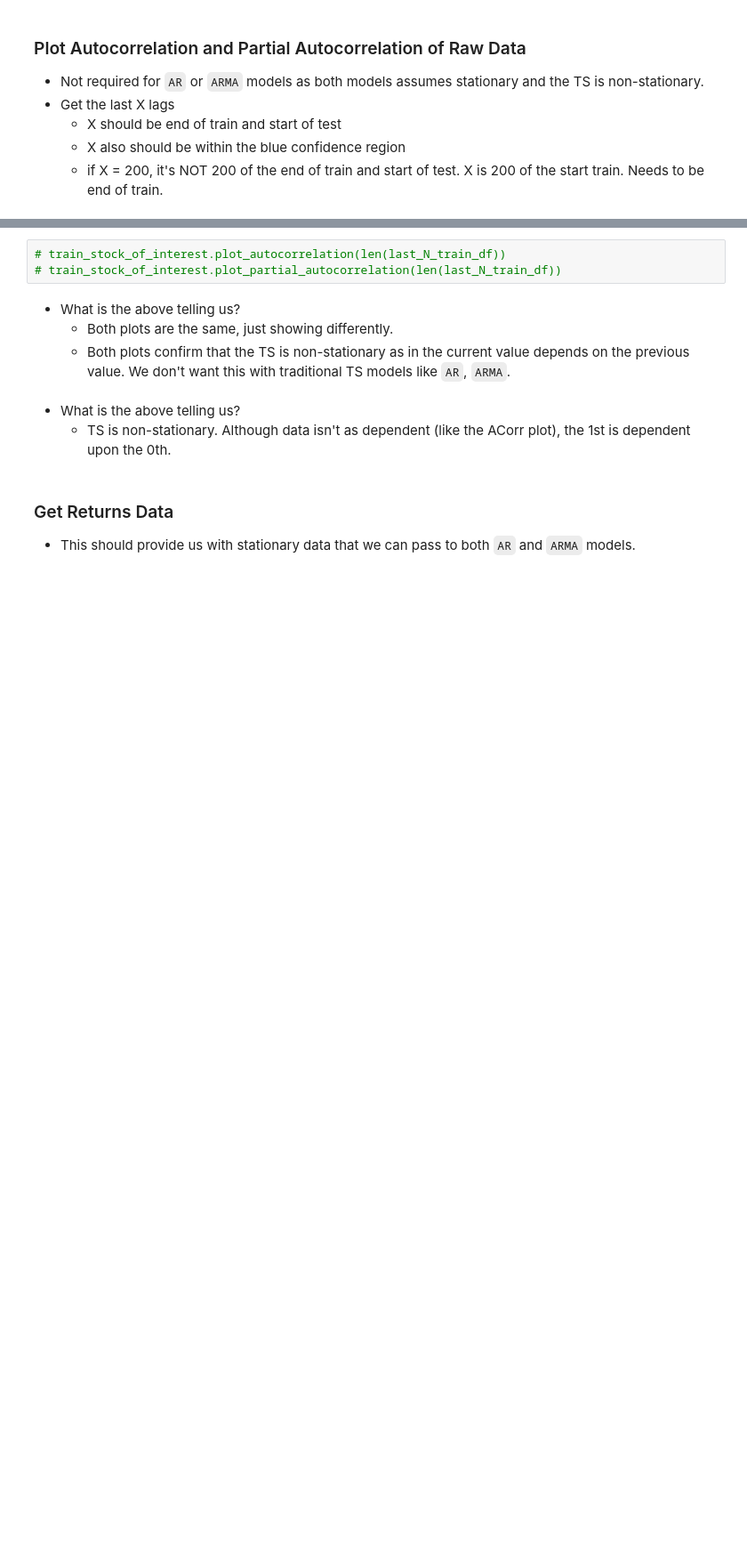
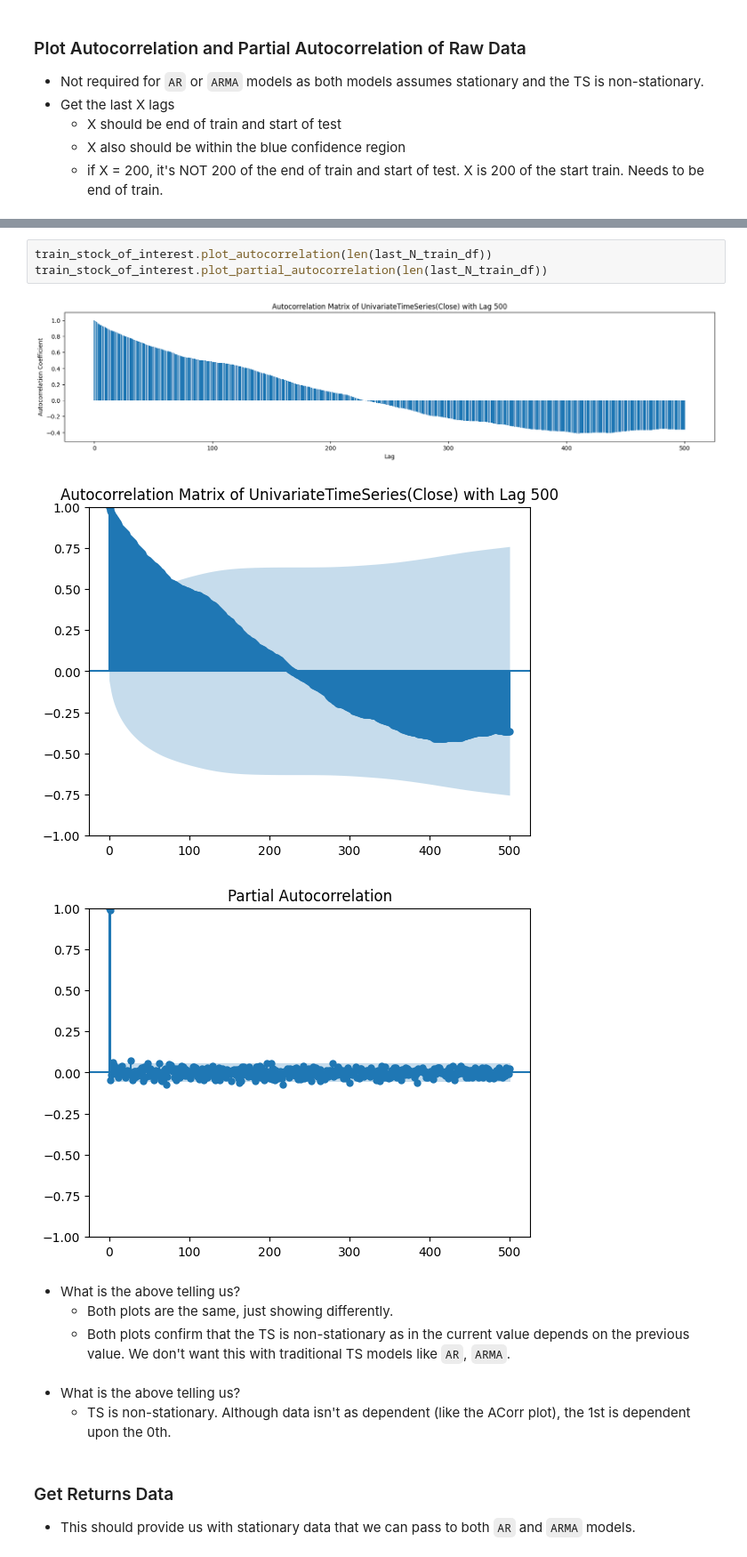
Before and after one commit to Brinkley97/applied_time_series_and_machine_learning, a Jupyter notebook: framework_for_time_series_data/nlp_ts/paper-daily-sse_stock-ts_models.ipynb, the cells around one changed output, grey strips where cells are left out. Shown at 89% size. Cells and saved outputs as stored; diff of their text form; blank space fills up the shorter version.

```diff
--- a/framework_for_time_series_data/nlp_ts/paper-daily-sse_stock-ts_models.ipynb
+++ b/framework_for_time_series_data/nlp_ts/paper-daily-sse_stock-ts_models.ipynb
@@ -173,6 +265,10 @@ test_stock_df
 # %%
-# train_stock_of_interest.plot_autocorrelation(len(last_N_train_df))
-# train_stock_of_interest.plot_partial_autocorrelation(len(last_N_train_df))
+train_stock_of_interest.plot_autocorrelation(len(last_N_train_df))
+train_stock_of_interest.plot_partial_autocorrelation(len(last_N_train_df))
+# %% [output]
+[figure, added]
+[figure, added]
+[figure, added]
 # %% [markdown]
 - What is the above telling us?
     - Both plots are the same, just showing differently.
```
Also changed, not shown: parts of 18 cells of this notebook, 4 other files.
